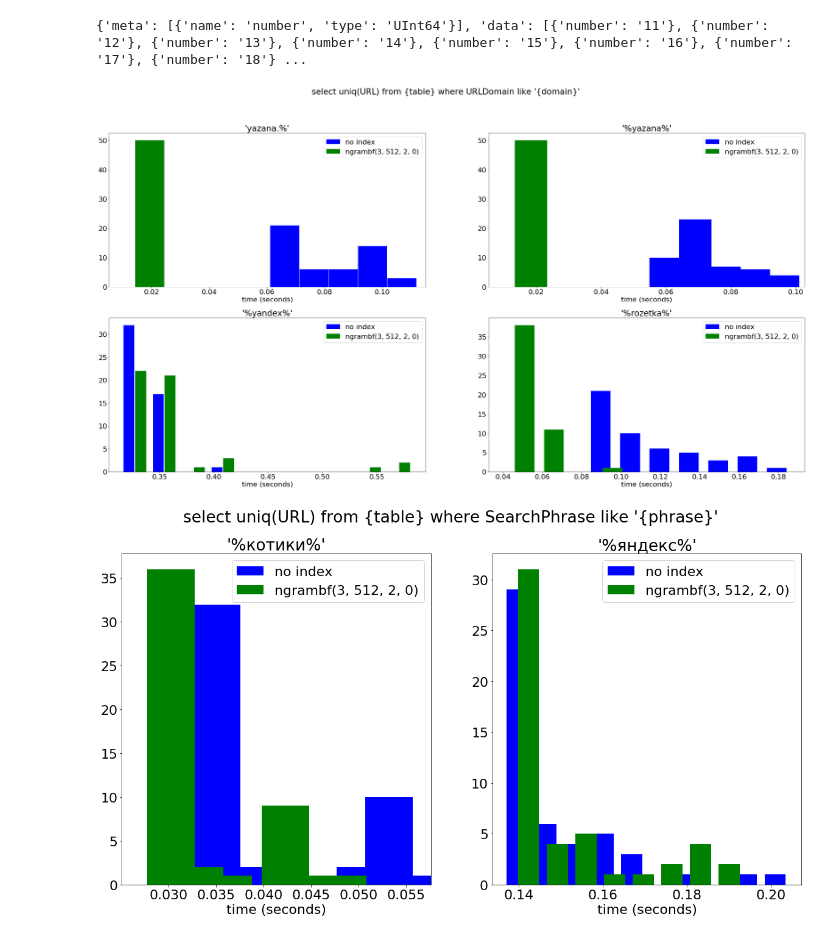
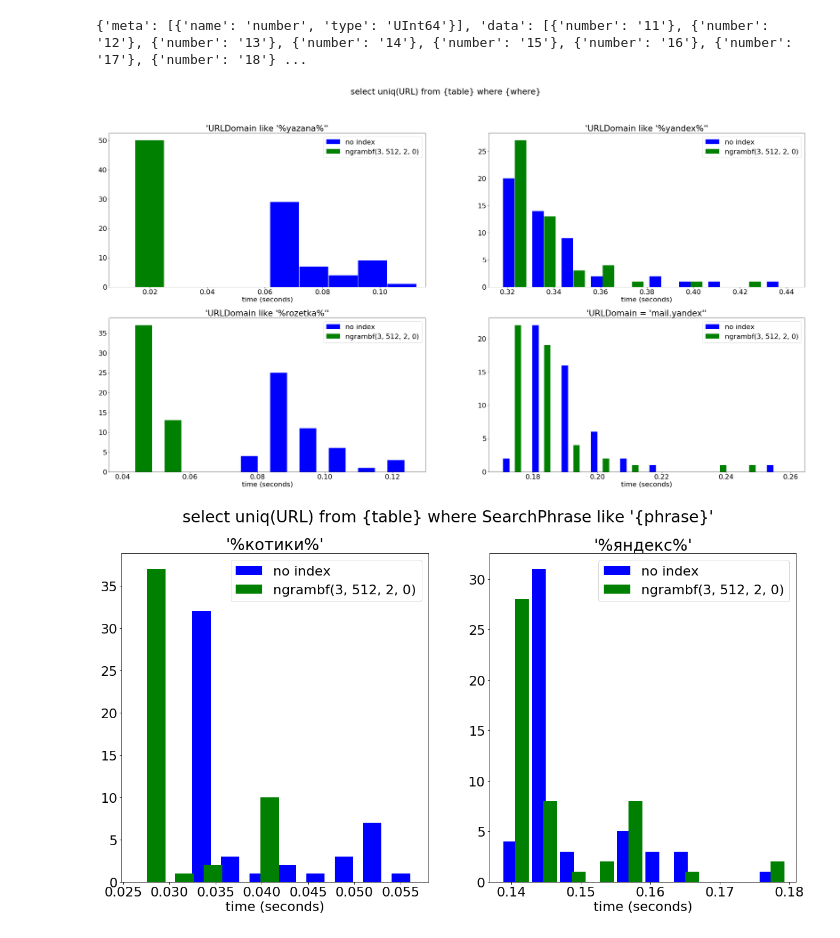
Before and after one commit to stavrolia/ClickHouseAnalysingNotebook, a Jupyter notebook: indices_test.ipynb, the cells around one changed output. Cells and saved outputs as stored; diff of their text form; code cells hidden in the pictures.

```diff
--- a/indices_test.ipynb
+++ b/indices_test.ipynb
@@ -30,11 +30,11 @@ print(ch.run('SELECT * from system.numbers where number > 10 limit 10'))
 {'meta': [{'name': 'number', 'type': 'UInt64'}], 'data': [{'number': '11'}, {'number': '12'}, {'number': '13'}, {'number': '14'}, {'number': '15'}, {'number': '16'}, {'number': '17'}, {'number': '18'} ...
 # %%
 def getTimes(count, *queries):
-    result = []
-    for query in queries:
-        result.append([])
-        for _ in range(count):
-            result[-1].append(ch.run(query)['statistics']['elapsed'])
+    result = [[] for _ in queries]
+
+    for _ in range(count):
+        for i in range(len(queries)):
+            result[i].append(ch.run(queries[i])['statistics']['elapsed'])
     return result
 
 TEST_RUN = 50
@@ -42,28 +42,35 @@ matplotlib.rcParams.update({'font.size': 22})
 # %%
 # URLDomain test
 data_table = 'datasets.hits_v1'
 no_index_table = 'datasets.hits_v1'
 ngram_index_table = 'default.hits_3gram' # alter table hits_3gram add index domain (URLDomain) TYPE ngrambf(3, 512, 2, 0) GRANULARITY 1
 
 
 test_tables = [no_index_table, ngram_index_table]
 labels = ['no index', 'ngrambf(3, 512, 2, 0)']
 colors = ['b', 'g']
-query = 'select uniq(URL) from {table} where URLDomain like \'{domain}\''
-domains= ['yazana.%', '%yazana%', '%yandex%', '%rozetka%']
+query = 'select uniq(URL) from {table} where {where}'
+domains= [
+    'URLDomain like \'%yazana%\'',
+    'URLDomain like \'%yandex%\'',
+    'URLDomain like \'%rozetka%\'',
+    'URLDomain = \'mail.yandex\'',
+]
 
 
-f, axs = plt.subplots(2, len(domains)// 2, figsize=(10 * len(domains), 20))
+f, axs = plt.subplots(2, len(domains) // 2, figsize=(10 * len(domains), 20))
 f.suptitle(query)
 
-for i in range(len(domains)):
-    times = getTimes(TEST_RUN, *[query.format(table=table, domain=domains[i]) for table in test_tables])
-    axs[i // 2][int(i % 2)].hist(times, color = ['b', 'g'], width=0.01, label=labels)
+w = [0.01, 0.005, 0.005, 0.002]
+
+for i in range(0, len(domains)):
+    times = getTimes(TEST_RUN, *[query.format(table=table, where=domains[i]) for table in test_tables])
+    axs[i // 2][int(i % 2)].hist(times, color = ['b', 'g'], width=w[i], label=labels)
     axs[i // 2][int(i % 2)].legend(labels)
     axs[i // 2][int(i % 2)].set_xlabel('time (seconds)')
     axs[i // 2][int(i % 2)].set_title("'{}'".format(domains[i]))
 # %% [output]
-[figure, old version]
+[figure, new version]
 # %%
 # SearchPhrase test
 data_table = 'datasets.hits_v1'
@@ -83,12 +90,12 @@ f.suptitle(query)
 
 for i in range(len(domains)):
     times = getTimes(TEST_RUN, *[query.format(table=table, phrase=domains[i]) for table in test_tables])
-    axs[i].hist(times, color = ['b', 'g'], width=0.005,label=labels)
+    axs[i].hist(times, color = ['b', 'g'], width=0.002,label=labels)
     axs[i].legend(labels)
     axs[i].set_xlabel('time (seconds)')
     axs[i].set_title("'{}'".format(domains[i]))
 # %% [output]
-[figure, old version]
+[figure, new version]
 # %%
 # Title test
 data_table = 'datasets.hits_v1'
```
Also changed, not shown: parts of 3 cells of this notebook.
